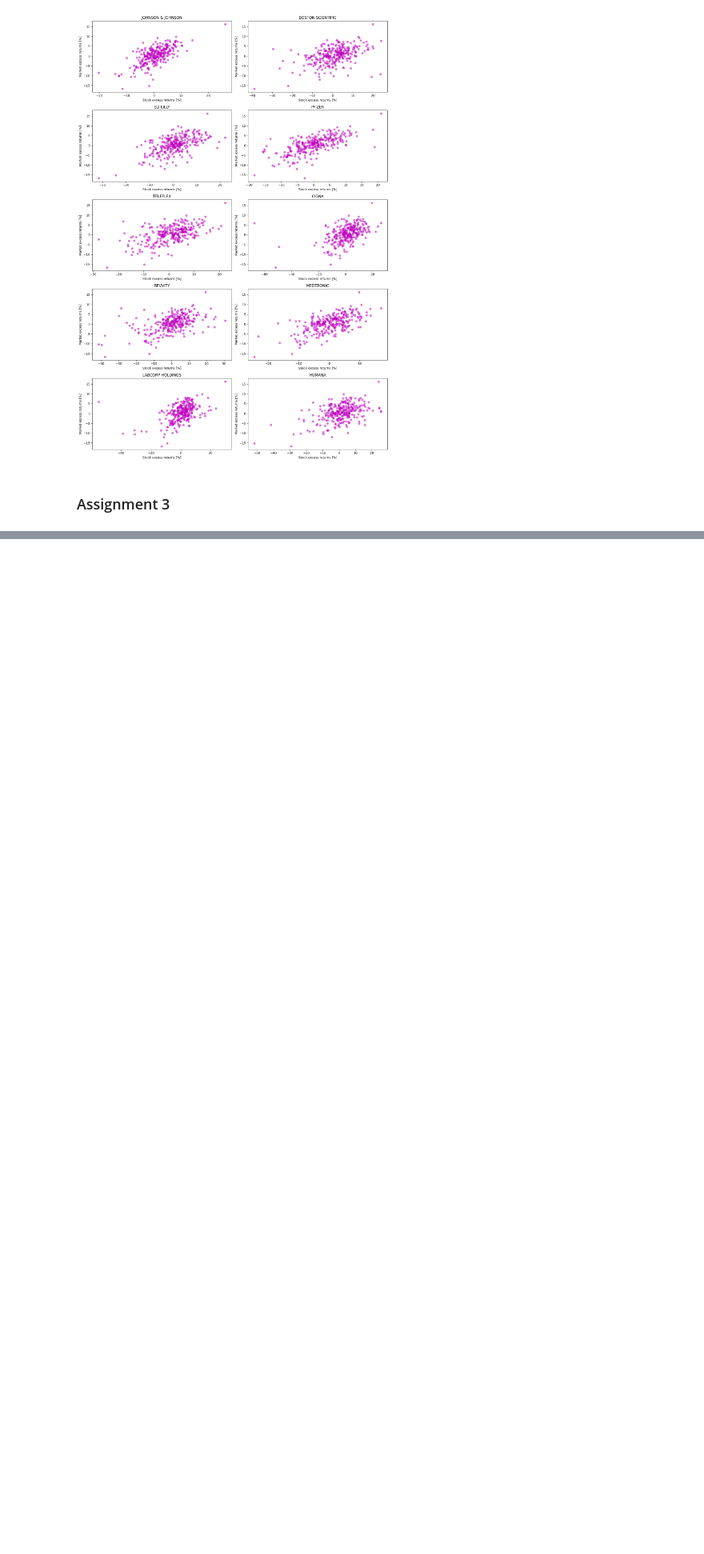
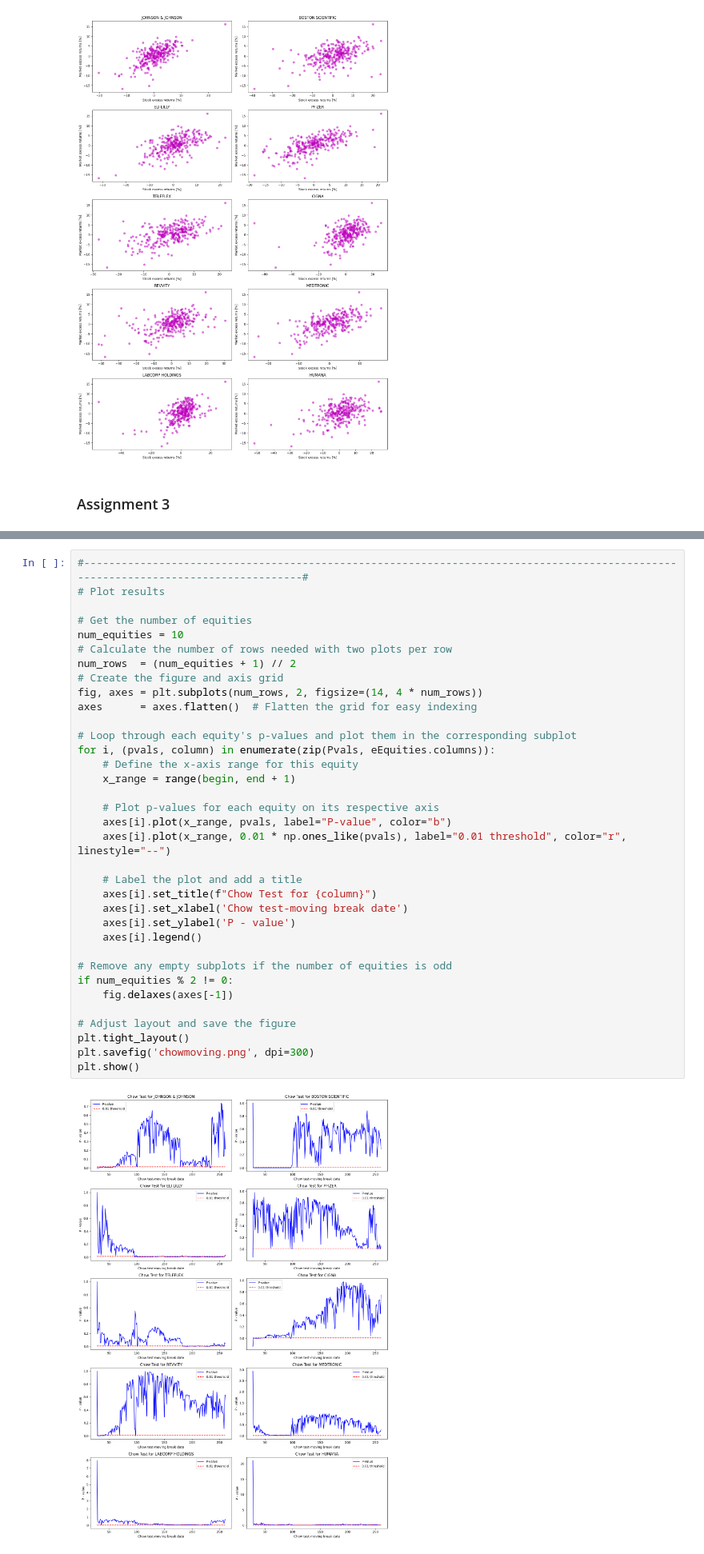
Before and after one commit to GiovanniGiorgioButEverybodyCallMeCot/CAPM-Regression, a Jupyter notebook: CAPM.ipynb, the cells around one changed output, grey strips where cells are left out. Shown: that part at 80% size. Saved outputs shown, nothing was run; the diff lists cells and outputs as text; blank space fills up the shorter version.

```diff
--- a/CAPM.ipynb
+++ b/CAPM.ipynb
@@ -178,0 +236,37 @@ Regression summaries have been saved to regression_summaries.txt
+# %%
+#-----------------------------------------------------------------------------------------------------------------------------------#
+# Plot results
+
+# Get the number of equities
+num_equities = 10
+# Calculate the number of rows needed with two plots per row
+num_rows  = (num_equities + 1) // 2
+# Create the figure and axis grid
+fig, axes = plt.subplots(num_rows, 2, figsize=(14, 4 * num_rows))
+axes      = axes.flatten()  # Flatten the grid for easy indexing
+
+# Loop through each equity's p-values and plot them in the corresponding subplot
+for i, (pvals, column) in enumerate(zip(Pvals, eEquities.columns)):
+    # Define the x-axis range for this equity
+    x_range = range(begin, end + 1)
+
+    # Plot p-values for each equity on its respective axis
+    axes[i].plot(x_range, pvals, label="P-value", color="b")
+    axes[i].plot(x_range, 0.01 * np.ones_like(pvals), label="0.01 threshold", color="r", linestyle="--")
+
+    # Label the plot and add a title
+    axes[i].set_title(f"Chow Test for {column}")
+    axes[i].set_xlabel('Chow test-moving break date')
+    axes[i].set_ylabel('P - value')
+    axes[i].legend()
+
+# Remove any empty subplots if the number of equities is odd
+if num_equities % 2 != 0:
+    fig.delaxes(axes[-1])
+
+# Adjust layout and save the figure
+plt.tight_layout()
+plt.savefig('chowmoving.png', dpi=300)
+plt.show()
+# %% [output]
+[figure, added]
```
Also changed, not shown: parts of 6 cells of this notebook, 3 other files.
